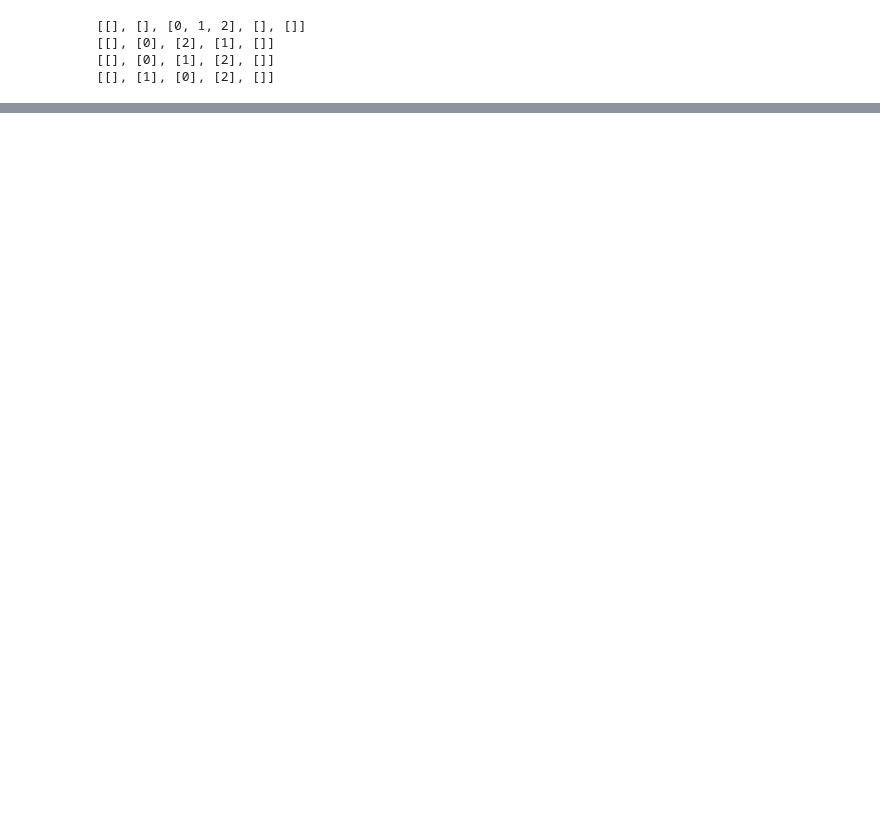
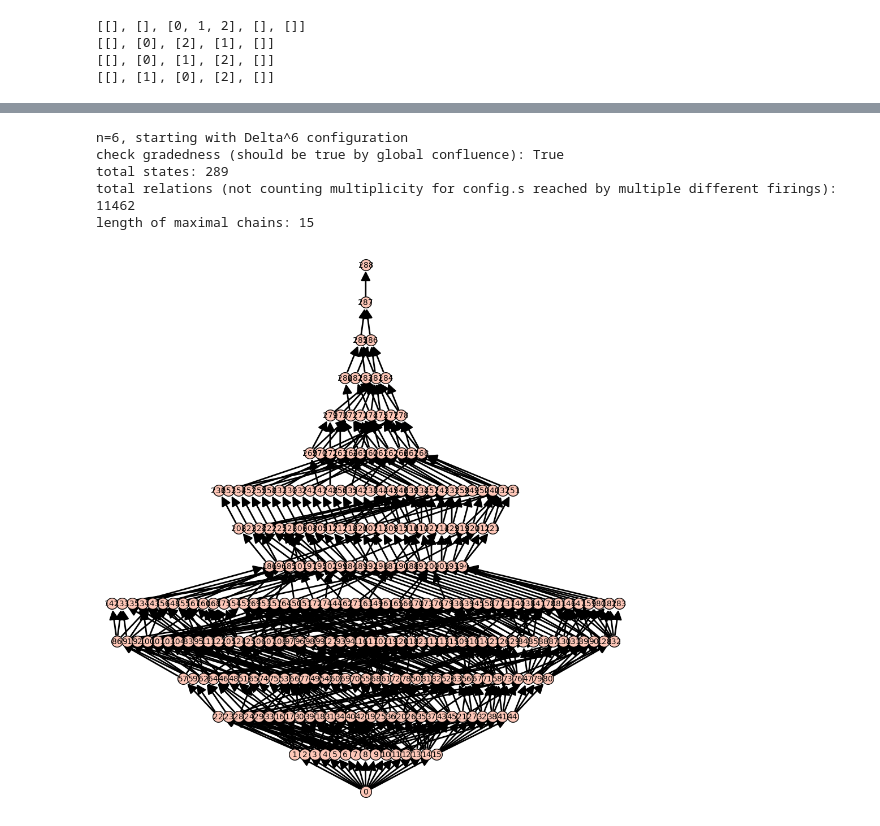
Before and after one commit to gonz0800/UMNs25-chip-firing, a Jupyter notebook: unwalled-poset.ipynb, the cells around one changed output, grey strips where cells are left out. Saved outputs shown, nothing was run; the diff lists cells and outputs as text; code cells hidden in the pictures; blank space fills up the shorter version.

```diff
--- a/unwalled-poset.ipynb
+++ b/unwalled-poset.ipynb
@@ -177,0 +190,12 @@ n=5, starting with Delta^5 configuration
+# %%
+print("n=6, starting with Delta^6 configuration")
+poset_6 = edgeToHasse(genEdges(deltaN(6)))
+getPosetInfo(poset_6)
+poset_6.show(figsize=[20,10])
+# %% [output]
+n=6, starting with Delta^6 configuration
+check gradedness (should be true by global confluence): True
+total states: 289
+total relations (not counting multiplicity for config.s reached by multiple different firings): 11462
+length of maximal chains: 15
+[figure, added]
```
Also changed, not shown: parts of 4 cells of this notebook, 1 other file.
